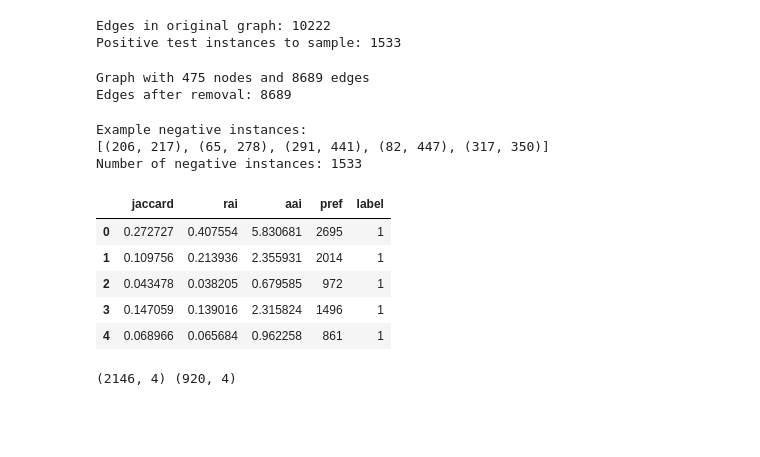
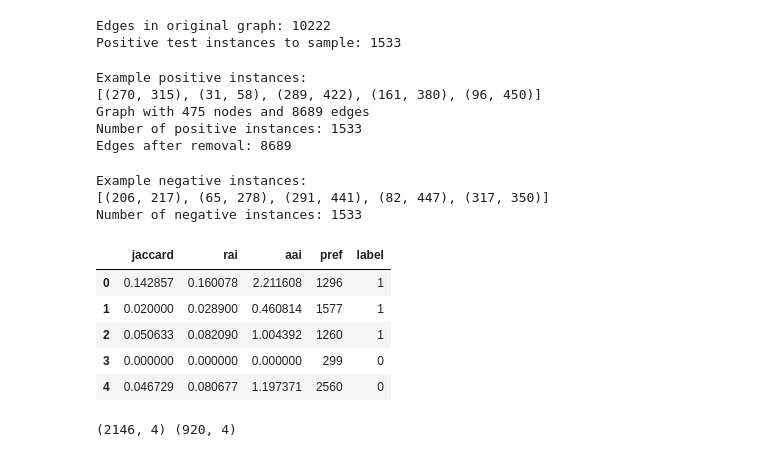
Before and after one commit to leilacielok/network_analysis, a Jupyter notebook: network_analysis.ipynb, the cells around one changed output. Cells and saved outputs as stored; diff of their text form; code cells hidden in the pictures; blank space fills up the shorter version.

```diff
--- a/network_analysis.ipynb
+++ b/network_analysis.ipynb
@@ -1599,23 +1599,34 @@ for u, v in positive_instances:
 G0.remove_edges_from(edges_to_remove)
 
 print(G0)
+print(f"Number of positive instances: {len(positive_instances)}")
 print(f"Edges after removal: {G0.number_of_edges()}")
 # %% [output]
+Example positive instances:
+[(270, 315), (31, 58), (289, 422), (161, 380), (96, 450)]
 Graph with 475 nodes and 8689 edges
+Number of positive instances: 1533
 Edges after removal: 8689
 # %%
-# Sample the same number of negative instances: node pairs that are not connected in G0
-nodes_list = list(G0.nodes())
+# Sample the same number of negative instances:
+# node pairs that are not connected in the ORIGINAL graph
+
+nodes_list = list(G_lp.nodes())
 negative_instances = set()
+positive_set = set(tuple(sorted(e)) for e in positive_instances)
 
 while len(negative_instances) < len(positive_instances):
     u, v = random.sample(nodes_list, 2)
+    pair = tuple(sorted((u, v)))
 
     if u == v:
         continue
 
-    if not G0.has_edge(u, v):
-        negative_instances.add(tuple(sorted((u, v))))
+    if pair in positive_set:
+        continue
+
+    if not G_lp.has_edge(*pair):
+        negative_instances.add(pair)
 
 negative_instances = list(negative_instances)
 
@@ -1629,43 +1640,24 @@ Number of negative instances: 1533
 # %%
 # dataset for link prediction
 datapoints = positive_instances + negative_instances
 
-dataset_link_prediction = pd.DataFrame()
-dataset_link_prediction = shuffle(dataset_link_prediction, random_state=42)
+dataset_link_prediction = pd.DataFrame({
+    "jaccard": [p for _, _, p in nx.jaccard_coefficient(G0, ebunch=datapoints)],
+    "rai":     [p for _, _, p in nx.resource_allocation_index(G0, ebunch=datapoints)],
+    "aai":     [p for _, _, p in nx.adamic_adar_index(G0, ebunch=datapoints)],
+    "pref":    [p for _, _, p in nx.preferential_attachment(G0, ebunch=datapoints)],
+    "label":   [1] * len(positive_instances) + [0] * len(negative_instances)
+})
 
-dataset_link_prediction["jaccard"] = [
-    p for _, _, p in nx.jaccard_coefficient(G0, ebunch=datapoints)
-]
-
-dataset_link_prediction["rai"] = [
-    p for _, _, p in nx.resource_allocation_index(G0, ebunch=datapoints)
-]
-
-dataset_link_prediction["aai"] = [
-    p for _, _, p in nx.adamic_adar_index(G0, ebunch=datapoints)
-]
-
-dataset_link_prediction["pref"] = [
-    p for _, _, p in nx.preferential_attachment(G0, ebunch=datapoints)
-]
-
-dataset_link_prediction["label"] = (
-    [1] * len(positive_instances) + [0] * len(negative_instances)
-)
-
+dataset_link_prediction = shuffle(dataset_link_prediction, random_state=42).reset_index(drop=True)
 dataset_link_prediction.head()
-
-# quick check
-print(dataset_link_prediction.shape)
-print(dataset_link_prediction["label"].value_counts())
-dataset_link_prediction.describe()
 # %% [output]
 |  | jaccard | rai | aai | pref | label |
-| 0 | 0.272727 | 0.407554 | 5.830681 | 2695 | 1 |
-| 1 | 0.109756 | 0.213936 | 2.355931 | 2014 | 1 |
-| 2 | 0.043478 | 0.038205 | 0.679585 | 972 | 1 |
-| 3 | 0.147059 | 0.139016 | 2.315824 | 1496 | 1 |
-| 4 | 0.068966 | 0.065684 | 0.962258 | 861 | 1 |
+| 0 | 0.142857 | 0.160078 | 2.211608 | 1296 | 1 |
+| 1 | 0.020000 | 0.028900 | 0.460814 | 1577 | 1 |
+| 2 | 0.050633 | 0.082090 | 1.004392 | 1260 | 1 |
+| 3 | 0.000000 | 0.000000 | 0.000000 | 299 | 0 |
+| 4 | 0.046729 | 0.080677 | 1.197371 | 2560 | 0 |
 # %%
 # train-test split
 X = dataset_link_prediction[["jaccard", "rai", "aai", "pref"]]
```
Also changed, not shown: parts of 4 cells of this notebook.
